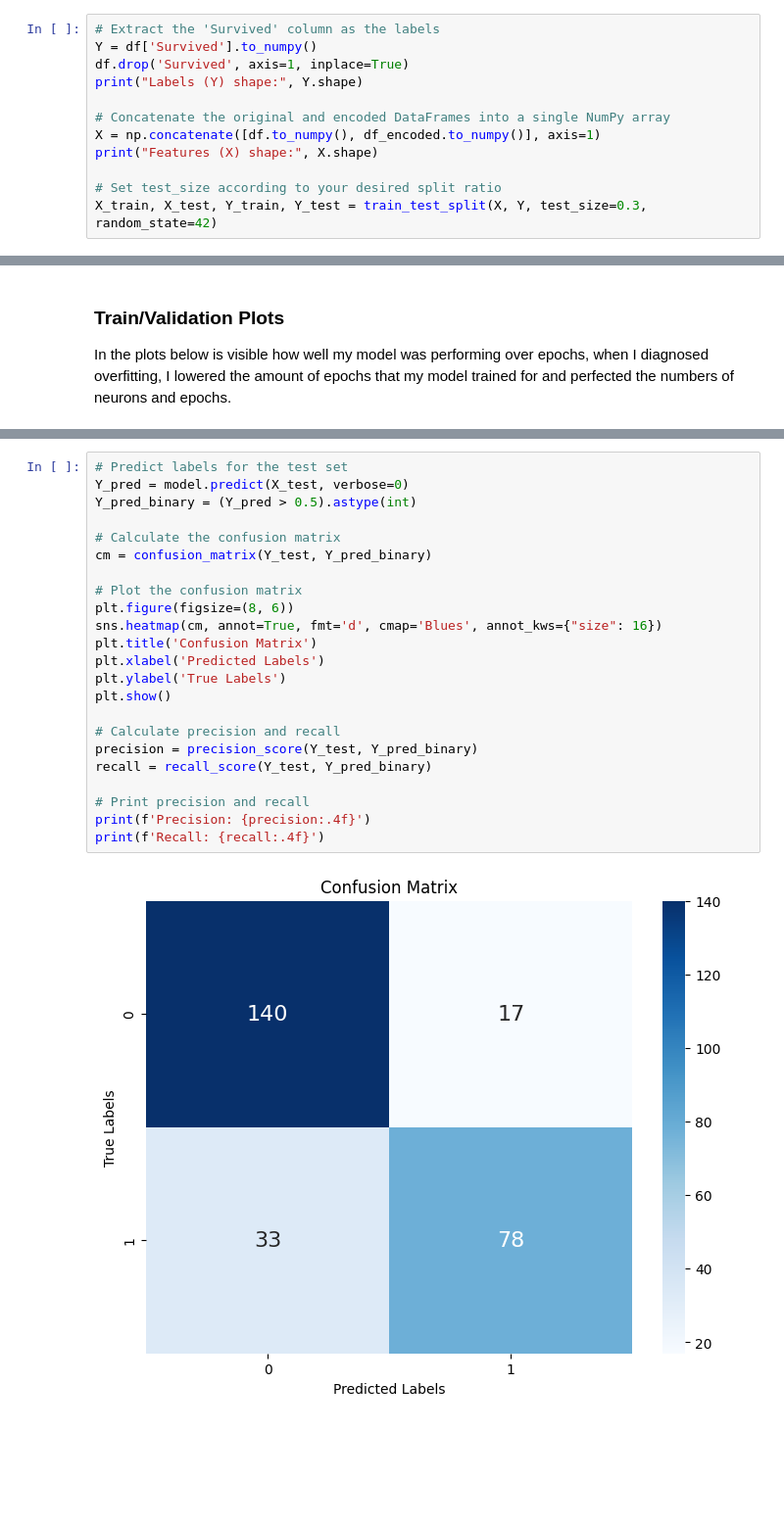
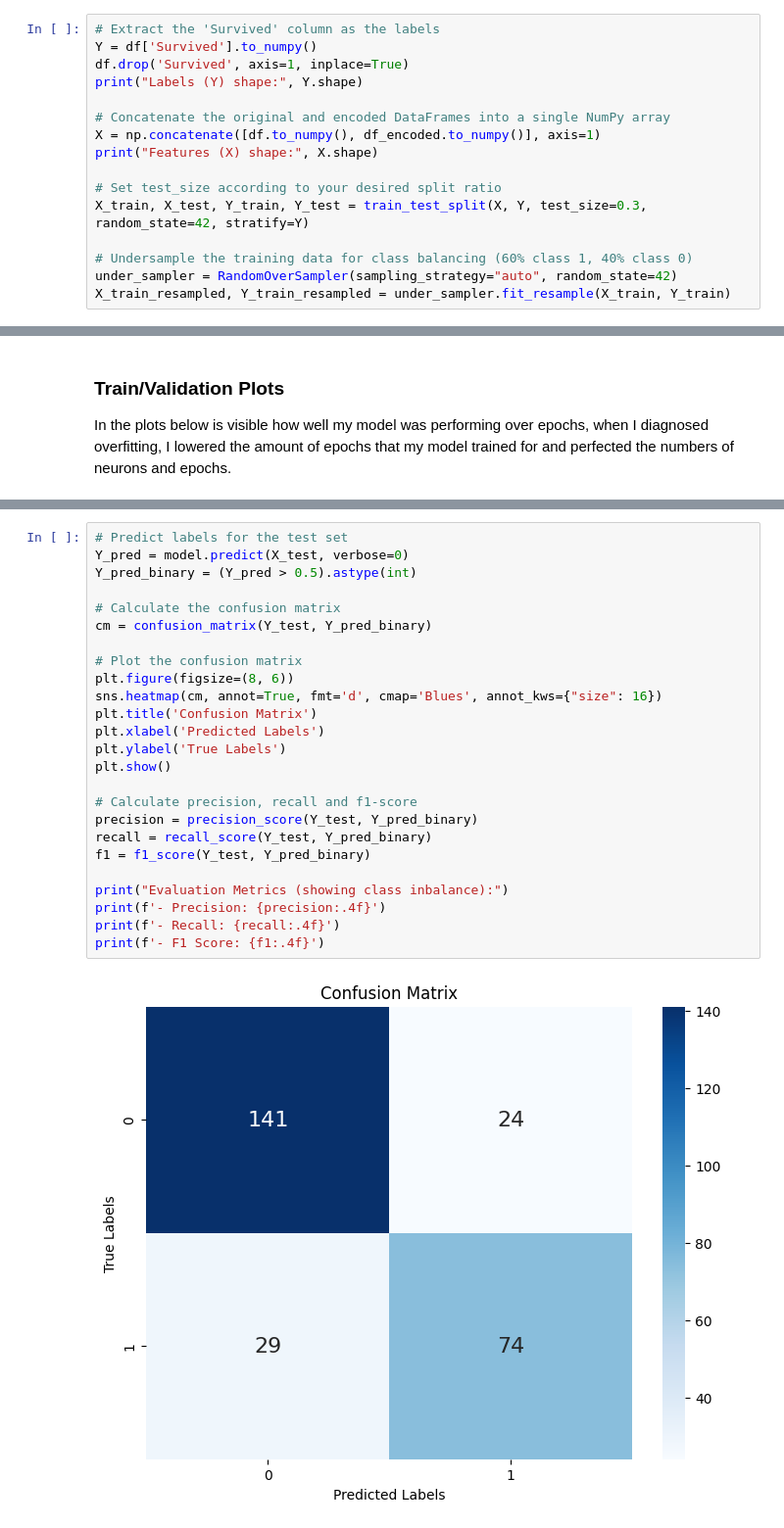
Before and after one commit to brian-vdb/intelligent-systems, a Jupyter notebook: machine-learning.ipynb, the cells around one changed output, grey strips where cells are left out. Shown at 98% size. Cells and saved outputs as stored; diff of their text form; blank space fills up the shorter version.

Commit message:
Finished up metrics

```diff
--- a/machine-learning.ipynb
+++ b/machine-learning.ipynb
@@ -263,7 +269,11 @@ X = np.concatenate([df.to_numpy(), df_encoded.to_numpy()], axis=1)
 print("Features (X) shape:", X.shape)
 
 # Set test_size according to your desired split ratio
-X_train, X_test, Y_train, Y_test = train_test_split(X, Y, test_size=0.3, random_state=42)
+X_train, X_test, Y_train, Y_test = train_test_split(X, Y, test_size=0.3, random_state=42, stratify=Y)
+
+# Undersample the training data for class balancing (60% class 1, 40% class 0)
+under_sampler = RandomOverSampler(sampling_strategy="auto", random_state=42)
+X_train_resampled, Y_train_resampled = under_sampler.fit_resample(X_train, Y_train)
 # %% [output]
 Labels (Y) shape: (891,)
 Features (X) shape: (891, 19)
@@ -366,25 +376,27 @@ As you can see in the metrics, the model classifies true survivors quite well to
 # %%
 # Predict labels for the test set
 Y_pred = model.predict(X_test, verbose=0)
 Y_pred_binary = (Y_pred > 0.5).astype(int)
 
 # Calculate the confusion matrix
 cm = confusion_matrix(Y_test, Y_pred_binary)
 
 # Plot the confusion matrix
 plt.figure(figsize=(8, 6))
 sns.heatmap(cm, annot=True, fmt='d', cmap='Blues', annot_kws={"size": 16})
 plt.title('Confusion Matrix')
 plt.xlabel('Predicted Labels')
 plt.ylabel('True Labels')
 plt.show()
 
-# Calculate precision and recall
+# Calculate precision, recall and f1-score
 precision = precision_score(Y_test, Y_pred_binary)
 recall = recall_score(Y_test, Y_pred_binary)
+f1 = f1_score(Y_test, Y_pred_binary)
 
-# Print precision and recall
-print(f'Precision: {precision:.4f}')
-print(f'Recall: {recall:.4f}')
+print("Evaluation Metrics (showing class inbalance):")
+print(f'- Precision: {precision:.4f}')
+print(f'- Recall: {recall:.4f}')
+print(f'- F1 Score: {f1:.4f}')
 # %% [output]
-[figure, old version]
+[figure, new version]
```
Also changed, not shown: parts of 7 cells of this notebook.
